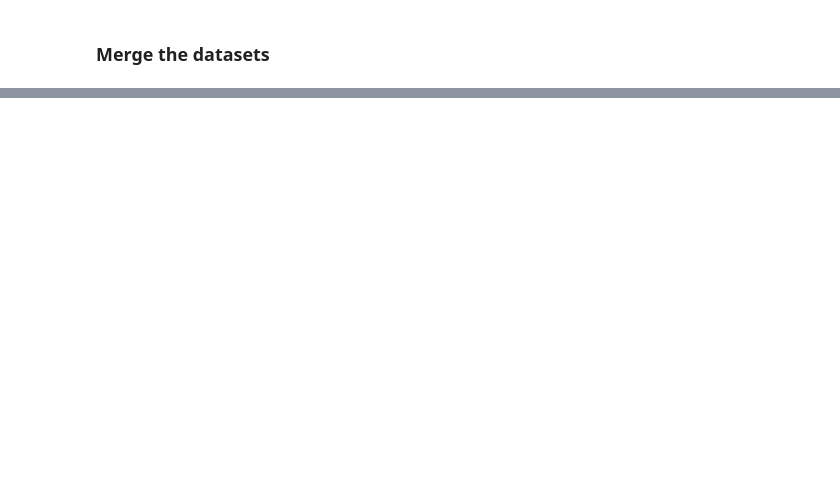
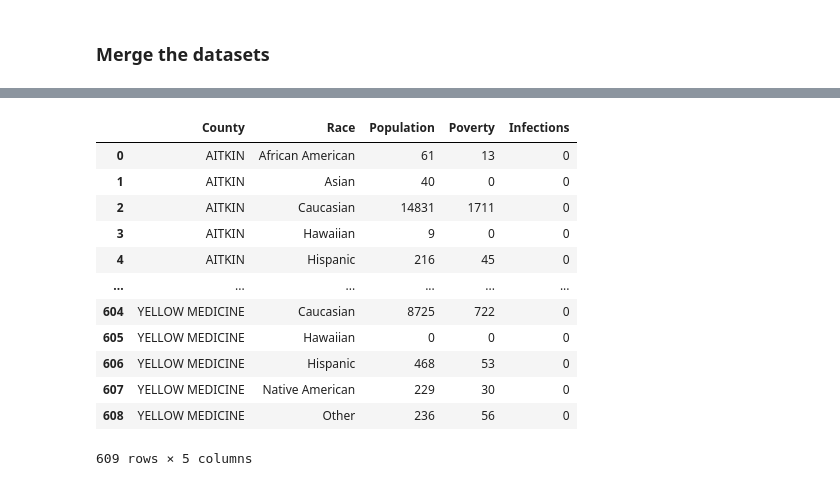
Before and after one commit to tlenzmeier58/Project_1, a Jupyter notebook: working.ipynb, the cells around one changed output, grey strips where cells are left out. Drawn from its saved outputs; the diff is of its cells as text; code cells hidden in the pictures; blank space fills up the shorter version.

```diff
--- a/working.ipynb
+++ b/working.ipynb
@@ -192,0 +271,27 @@ merged_df
+# %%
+# Edited merge_df for nan infections to be 0
+merged_df = pd.merge(pop_df, poverty_df, on=['County', 'Race'])
+merged_df = pd.merge(merged_df, cdc_df, on=['County', 'Race'], how = "left")
+merged_df["Infections"] = merged_df["Infections"].fillna(0)
+merged_df
+
+# Convert all numerical values in merged_df from strings to int
+merged_df["Population"] = merged_df["Population"].astype(int)
+merged_df["Poverty"] = merged_df["Poverty"].astype(int)
+merged_df["Infections"] = merged_df["Infections"].astype(int)
+
+merged_df
+# %% [output]
+|  | County | Race | Population | Poverty | Infections |
+| 0 | AITKIN | African American | 61 | 13 | 0 |
+| 1 | AITKIN | Asian | 40 | 0 | 0 |
+| 2 | AITKIN | Caucasian | 14831 | 1711 | 0 |
+| 3 | AITKIN | Hawaiian | 9 | 0 | 0 |
+| 4 | AITKIN | Hispanic | 216 | 45 | 0 |
+| ... | ... | ... | ... | ... | ... |
+| 604 | YELLOW MEDICINE | Caucasian | 8725 | 722 | 0 |
+| 605 | YELLOW MEDICINE | Hawaiian | 0 | 0 | 0 |
+| 606 | YELLOW MEDICINE | Hispanic | 468 | 53 | 0 |
+| 607 | YELLOW MEDICINE | Native American | 229 | 30 | 0 |
+| 608 | YELLOW MEDICINE | Other | 236 | 56 | 0 |
+609 rows × 5 columns
```
Also changed, not shown: parts of 18 cells of this notebook, 2 other files.
